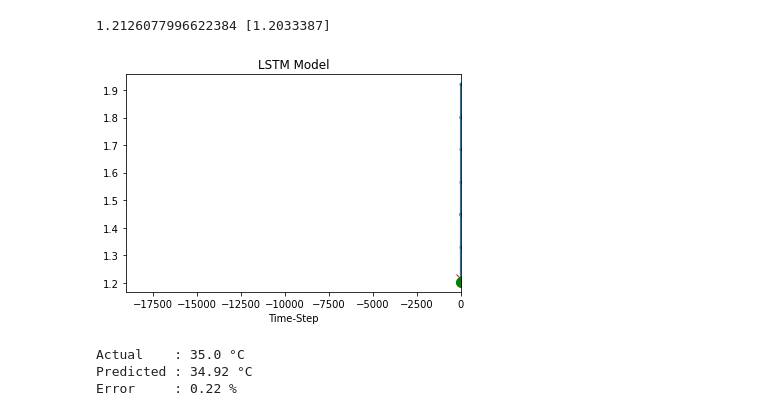
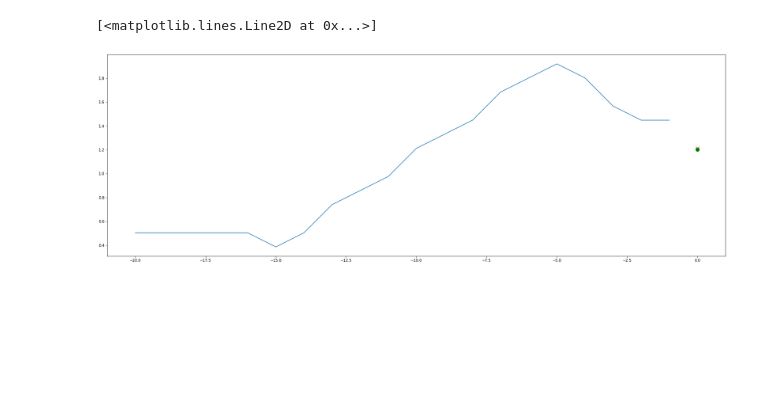
Before and after one commit to Nabeedkc/weatherML, a Jupyter notebook: Tensorflow/LSTM_model.ipynb, the cells around one changed output. Drawn from its saved outputs; the diff is of its cells as text; code cells hidden in the pictures; blank space fills up the shorter version.

```diff
--- a/Tensorflow/LSTM_model.ipynb
+++ b/Tensorflow/LSTM_model.ipynb
@@ -107,18 +118,29 @@ for xx, yy in val_univariate.take(1):
   else:
     future = 0
   flatend_data = plot_data[0].flatten()
-
-  plt.title("LSTM Model")
-  plt.plot(tymstp[-10:], flatend_data[-10:], marker[0], label=labels[0])
-  plt.plot(future, plot_data[1], marker[1], markersize=10, label=labels[1])
-  plt.plot(future, plot_data[2], marker[2], markersize=10, label=labels[2])
-  #plt.legend()
-  plt.xlim([time_steps[0], (future+5)*2])
-  plt.xlabel('Time-Step')
-  print(plot_data[1],plot_data[2])
-# %% [output]
-1.2126077996622384 [1.2033387]
-[figure, removed]
+# %%
+rcParams['figure.figsize'] = 80, 20
+ysmoothed = gaussian_filter1d(flatend_data, sigma=2)
+
+plt.title("LSTM Model")
+#plt.axis([100, -100, -3, 3])
+plt.plot(tymstp[0:], ysmoothed, marker[0], label=labels[0])
+plt.plot(future, plot_data[1], marker[1], markersize=10, label=labels[1])
+plt.plot(future, plot_data[2], marker[2], markersize=10, label=labels[2])
+#plt.legend()
+plt.xlim([time_steps[0], (future+5)*2])
+plt.xlabel('Time-Step')
+# %%
+rcParams['figure.figsize'] = 30, 10
+xpoint = tymstp[-20:]
+ypoint = flatend_data[-20:]
+ysmoot = ysmoothed[-20:]
+plt.plot(xpoint,ypoint)
+plt.plot(future, plot_data[1], marker[1], markersize=10, label=labels[1])
+plt.plot(future, plot_data[2], marker[2], markersize=10, label=labels[2])
+# %% [output]
+[<matplotlib.lines.Line2D at 0x...>]
+[figure, added]
 # %%
 std_real_future = plot_data[1]
 std_pred_future = plot_data[2][0]
@@ -129,10 +151,6 @@ error = abs(round(((actual - predicted) / actual)*100,2))
 print("Actual    :",round(actual,2),"°C")
 print("Predicted :",round(predicted,2),"°C")
 print("Error     :",error,"%")
-# %% [output]
-Actual    : 35.0 °C
-Predicted : 34.92 °C
-Error     : 0.22 %
 # %%
 import tempfile
 import os
```
Also changed, not shown: parts of 6 cells of this notebook.
